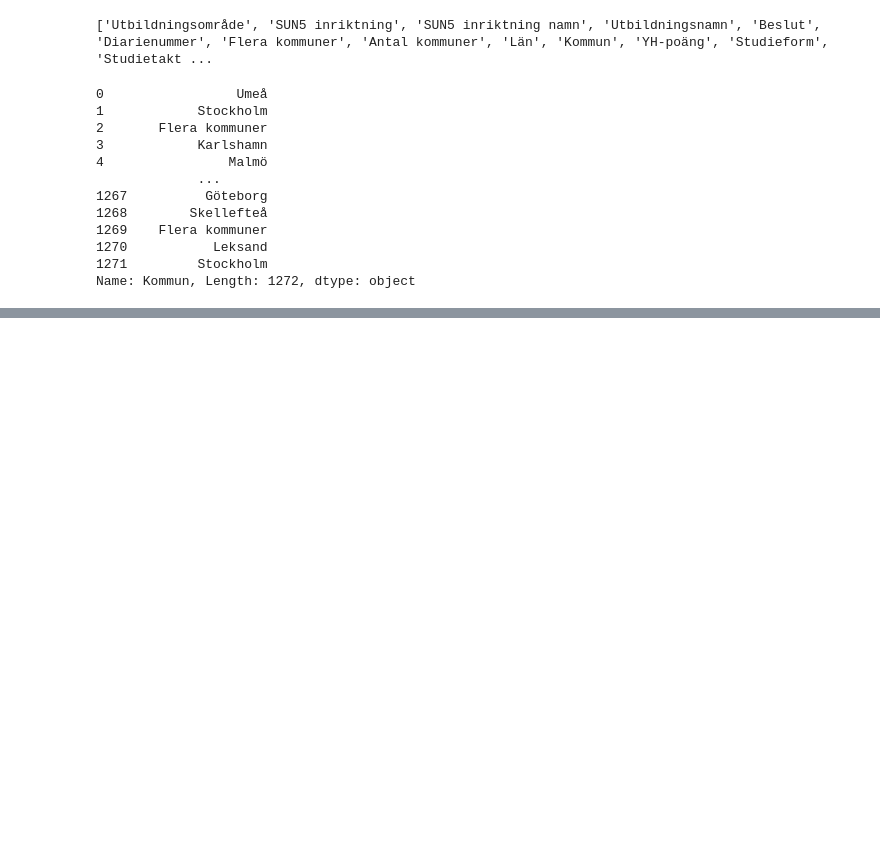
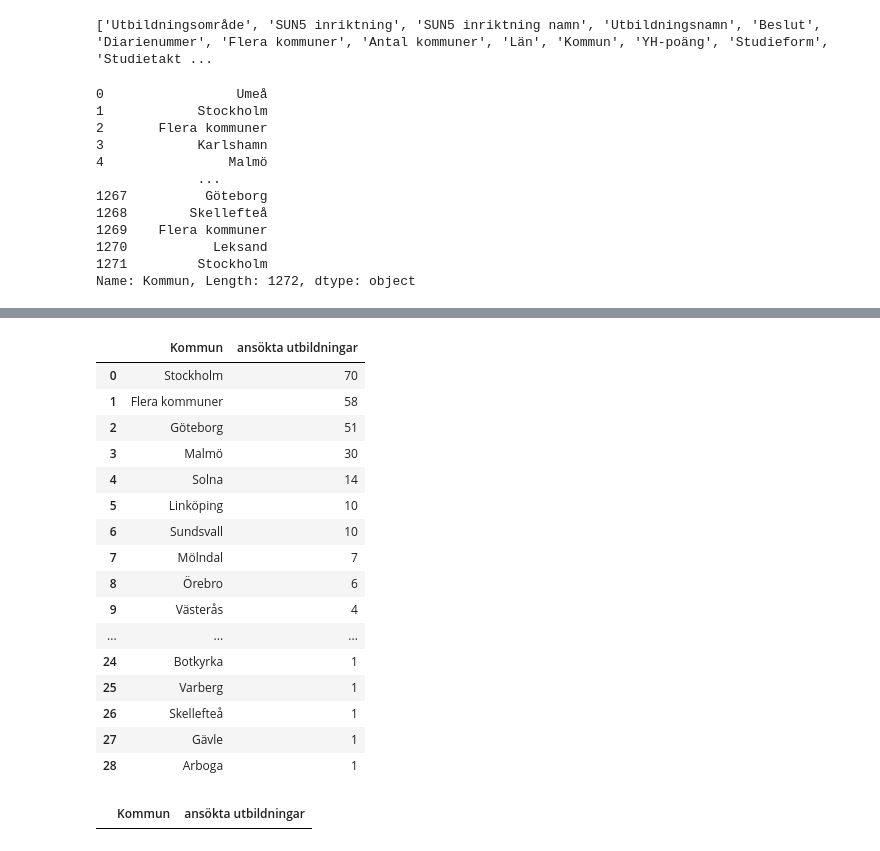
Before and after one commit to Abdulrahmanfahmi/Data_visualization_Abdulrahman_Fahmi_DE24, a Jupyter notebook: code_along/09_taipy_dashboard/explorations/eda.ipynb, the cells around one changed output, grey strips where cells are left out. Saved outputs shown, nothing was run; the diff lists cells and outputs as text; code cells hidden in the pictures; blank space fills up the shorter version.

```diff
--- a/code_along/09_taipy_dashboard/explorations/eda.ipynb
+++ b/code_along/09_taipy_dashboard/explorations/eda.ipynb
@@ -55,0 +87,28 @@ Name: Kommun, Length: 1272, dtype: object>
+# %%
+df.query("Utbildningsområde == 'Data/IT' ")["Kommun"].value_counts().reset_index().rename({"count": "ansökta utbildningar"}, axis=1)
+# %% [output]
+|  | Kommun | ansökta utbildningar |
+| 0 | Stockholm | 70 |
+| 1 | Flera kommuner | 58 |
+| 2 | Göteborg | 51 |
+| 3 | Malmö | 30 |
+| 4 | Solna | 14 |
+| 5 | Linköping | 10 |
+| 6 | Sundsvall | 10 |
+| 7 | Mölndal | 7 |
+| 8 | Örebro | 6 |
+| 9 | Västerås | 4 |
+| ... | ... | ... |
+| 24 | Botkyrka | 1 |
+| 25 | Varberg | 1 |
+| 26 | Skellefteå | 1 |
+| 27 | Gävle | 1 |
+| 28 | Arboga | 1 |
+# %%
+def filter_df_municipality(df,educational_area = 'Data/IT'):
+    return (df.query("Utbildningsområde == 'educational_area' ")["Kommun"].value_counts().reset_index().rename({"count": "ansökta utbildningar"}, axis=1))
+
+df_municipality  = filter_df_municipality(df)
+df_municipality
+# %% [output]
+|  | Kommun | ansökta utbildningar |
```
Also changed, not shown: parts of 13 cells of this notebook, 2 other files.
